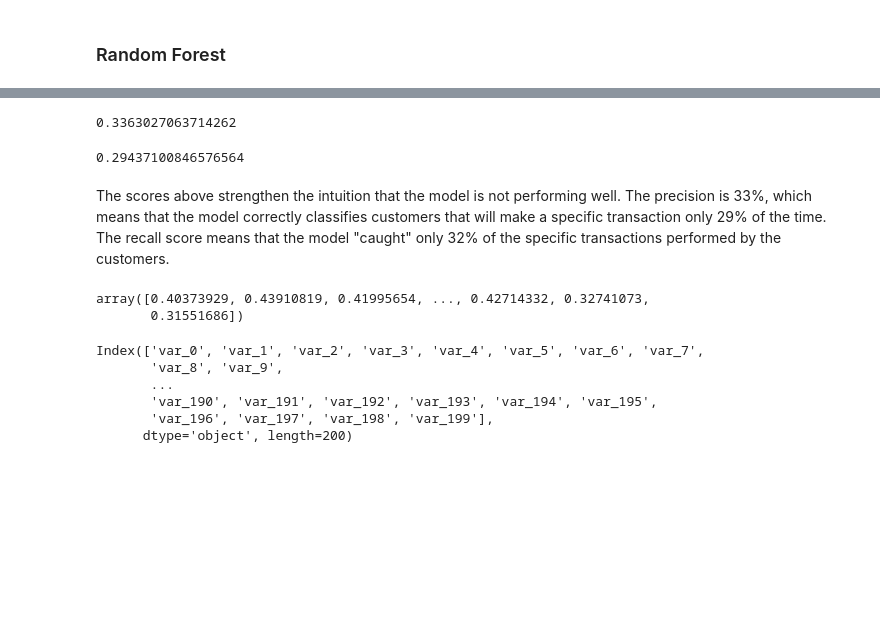
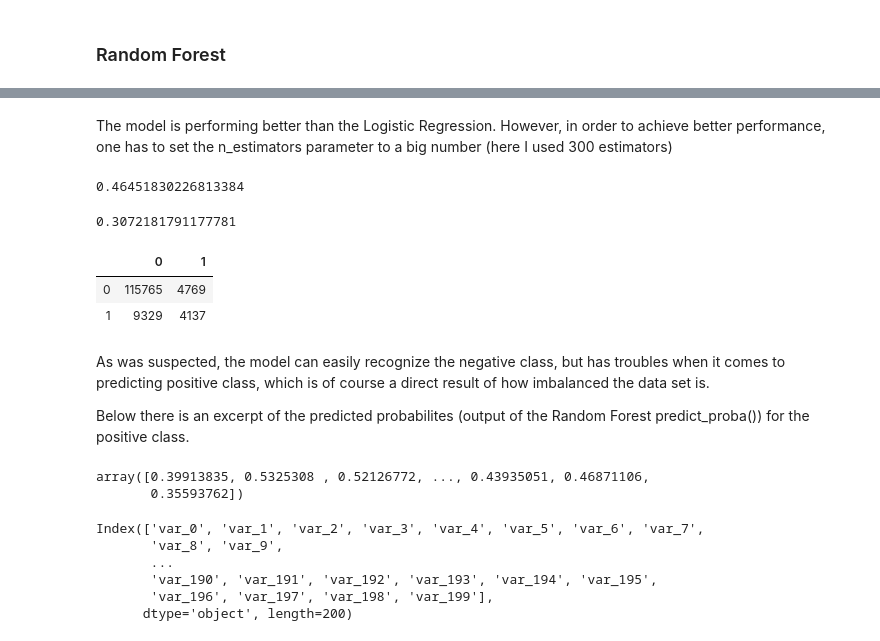
Before and after one commit to JanuszPXYZ/Santander-Customer-Prediction, a Jupyter notebook: EDA + Modeling.ipynb, the cells around one changed output, grey strips where cells are left out. Saved outputs shown, nothing was run; the diff lists cells and outputs as text; code cells hidden in the pictures; blank space fills up the shorter version.

```diff
--- a/EDA + Modeling.ipynb
+++ b/EDA + Modeling.ipynb
@@ -208,7 +243,7 @@ recall_score(y_train, y_logreg_preds)
 # %% [markdown]
 ### Random Forest
 # %%
-forest_clf = RandomForestClassifier(n_estimators = 30,
+forest_clf = RandomForestClassifier(n_estimators = 300,
                                    max_depth = 10,
                                    n_jobs = -1,
                                    class_weight = 'balanced')
@@ -270,23 +295,35 @@ Even though the Cross Validation scores were looking good; the ROC curve shows t
+# %% [markdown]
+The model is performing better than the Logistic Regression. However, in order to achieve better performance, one has to set the n_estimators parameter to a big number (here I used 300 estimators)
 # %%
 y_train_preds = cross_val_predict(forest_clf,
                                   X_train,
                                   y_train,
-                                  n_jobs = -1)
+                                  n_jobs = -1,
+                                  cv = 5)
 # %%
 precision_score(y_train, y_train_preds)
 # %% [output]
-0.3363027063714262
+0.46451830226813384
 # %%
 recall_score(y_train, y_train_preds)
 # %% [output]
-0.29437100846576564
+0.3072181791177781
-# %% [markdown]
-The scores above strengthen the intuition that the model is not performing well. The precision is 33%, which means that the model correctly classifies customers that will make a specific transaction only 29% of the time. The recall score means that the model "caught" only 32% of the specific transactions performed by the customers.
+# %%
+error_matrix = conf_matr_df(y_train, y_train_preds)
+error_matrix
+# %% [output]
+|  | 0 | 1 |
+| 0 | 115765 | 4769 |
+| 1 | 9329 | 4137 |
+# %% [markdown]
+As was suspected, the model can easily recognize the negative class, but has troubles when it comes to predicting positive class, which is of course a direct result of how imbalanced the data set is.
+
+Below there is an excerpt of the predicted probabilites (output of the Random Forest predict_proba()) for the positive class.
 # %%
 y_probas_rf[:, 1]
 # %% [output]
-array([0.40373929, 0.43910819, 0.41995654, ..., 0.42714332, 0.32741073,
-       0.31551686])
+array([0.39913835, 0.5325308 , 0.52126772, ..., 0.43935051, 0.46871106,
+       0.35593762])
 # %%
 feature_names = X_train.columns
 # %%
```
Also changed, not shown: parts of 25 cells of this notebook.
